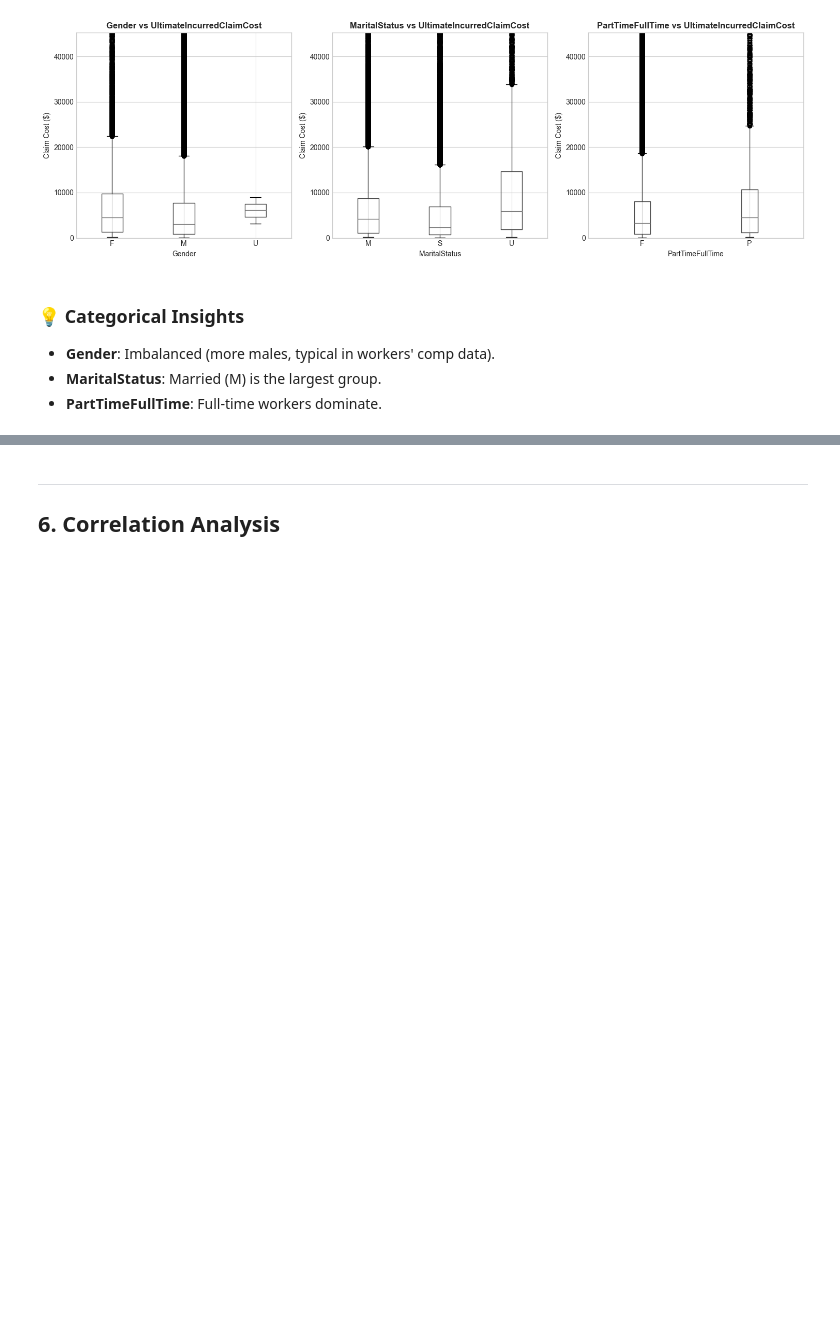
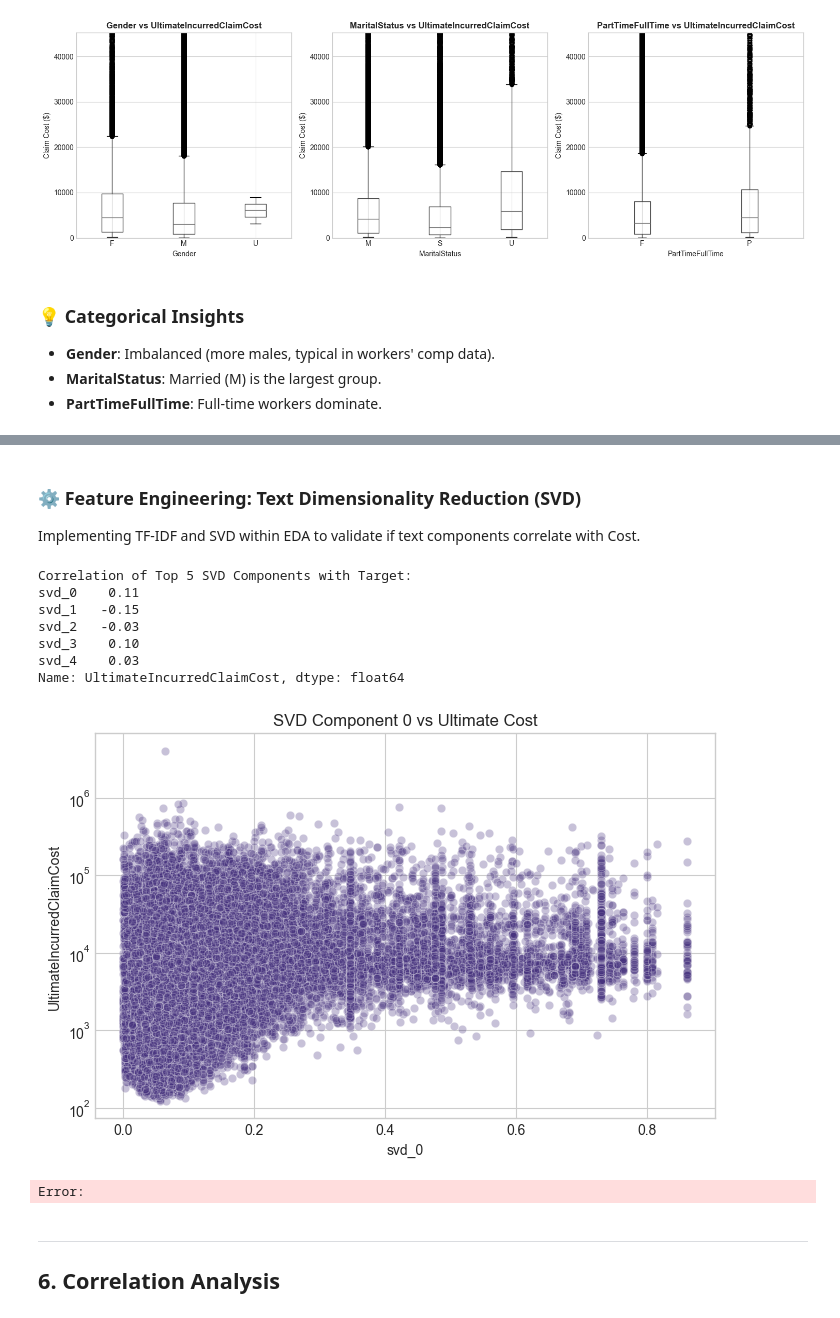
Before and after one commit to vikram-g-kanumula/claims-cost-prediction-app, a Jupyter notebook: EDA_Analysis.ipynb, the cells around one changed output, grey strips where cells are left out. Cells and saved outputs as stored; diff of their text form; code cells hidden in the pictures; blank space fills up the shorter version.

```diff
--- a/EDA_Analysis.ipynb
+++ b/EDA_Analysis.ipynb
@@ -264,3 +311,44 @@ plt.show()
+# %% [markdown]
+### ⚙️ Feature Engineering: Text Dimensionality Reduction (SVD)
+Implementing TF-IDF and SVD within EDA to validate if text components correlate with Cost.
+# %%
+from sklearn.feature_extraction.text import TfidfVectorizer
+from sklearn.decomposition import TruncatedSVD
+
+# TF-IDF Vectorization
+tfidf = TfidfVectorizer(max_features=1000, stop_words='english', ngram_range=(1, 3))
+tfidf_matrix = tfidf.fit_transform(df['ClaimDescription'].fillna(''))
+
+# SVD (Latent Semantic Analysis)
+svd = TruncatedSVD(n_components=5, random_state=42)
+svd_components = svd.fit_transform(tfidf_matrix)
+
+# Add to DataFrame for correlation analysis
+for i in range(5):
+    df[f'svd_{i}'] = svd_components[:, i]
+
+# Correlation with Target
+svd_cols = [f'svd_{i}' for i in range(5)]
+corr_svd = df[svd_cols + ['UltimateIncurredClaimCost']].corr()['UltimateIncurredClaimCost']
+print("Correlation of Top 5 SVD Components with Target:")
+print(corr_svd.drop('UltimateIncurredClaimCost'))
+
+# Visualizing the relationship (Top component)
+plt.figure(figsize=(8, 5))
+sns.scatterplot(x='svd_0', y='UltimateIncurredClaimCost', data=df, alpha=0.3)
+plt.title('SVD Component 0 vs Ultimate Cost')
+plt.yscale('log')
+plt.show()
+# %% [output]
+Correlation of Top 5 SVD Components with Target:
+svd_0    0.11
+svd_1   -0.15
+svd_2   -0.03
+svd_3    0.10
+svd_4    0.03
+Name: UltimateIncurredClaimCost, dtype: float64
+[figure, added]
+Error:
 # %% [markdown]
 ---
 ## 6. Correlation Analysis
```
Also changed, not shown: parts of 6 cells of this notebook, 37 other files.
